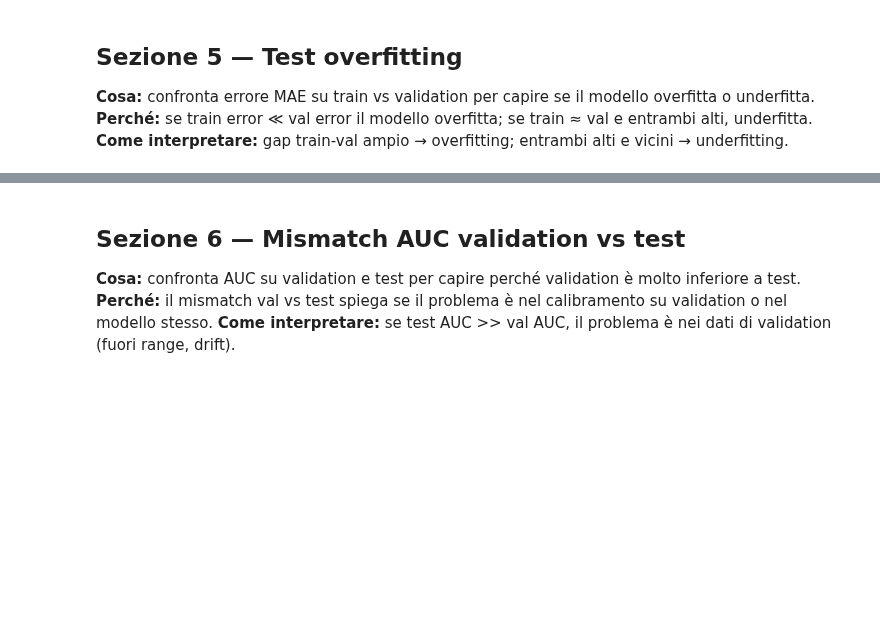
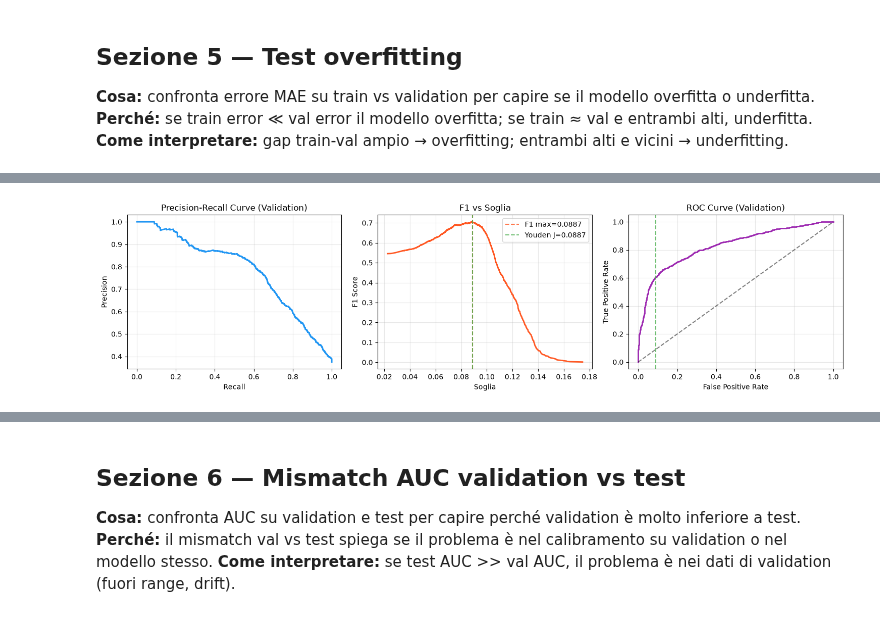
Before and after one commit to s349534/AM01-Detection-of-Anomalous-Behaviour-in-Industrial-Robot, a Jupyter notebook: notebooks/04_model_diagnosis.ipynb, the cells around one changed output, grey strips where cells are left out. Saved outputs shown, nothing was run; the diff lists cells and outputs as text; code cells hidden in the pictures; blank space fills up the shorter version.

```diff
--- a/notebooks/04_model_diagnosis.ipynb
+++ b/notebooks/04_model_diagnosis.ipynb
@@ -324,11 +599,12 @@ try:
     SEED
 except NameError:
     SEED = 42
+from src.utils.seed import set_seed
 set_seed(SEED)
 
 # --- Errore su test ---
-err_test_norm = compute_errors_on_loader(model, test_normal_loader, DEVICE, metric="mae")
-err_test_anom = compute_errors_on_loader(model, test_anomaly_loader, DEVICE, metric="mae")
+err_test_norm = compute_errors_from_loader(model, test_normal_loader, DEVICE, metric="mae")
+err_test_anom = compute_errors_from_loader(model, test_anomaly_loader, DEVICE, metric="mae")
 
 print("=== DRIFT TEMPORALE: VAL vs TEST ===")
 print("val_normal:   mean=%.6f median=%.6f" % (err_val_norm.mean(), np.median(err_val_norm)))
@@ -372,0 +678,88 @@ else:
+# %%
+"""Sezione 5B — Calibrazione Soglia (PR Curve, F1, Youden's J)."""
+try:
+    SEED
+except NameError:
+    SEED = 42
+set_seed(SEED)
+
+import matplotlib.pyplot as plt
+import numpy as np
+from sklearn.metrics import precision_recall_curve, f1_score, roc_curve
+
+# Usa errori già calcolati in Sezione 3 (err_val_norm, err_val_anom)
+y_val = np.concatenate([np.zeros(len(err_val_norm)), np.ones(len(err_val_anom))])
+err_val_combined = np.concatenate([err_val_norm, err_val_anom])
+
+# --- PR Curve ---
+precision, recall, thresholds = precision_recall_curve(y_val, err_val_combined)
+
+# --- F1 per ogni soglia ---
+f1_scores = []
+for th in thresholds:
+    y_pred = (err_val_combined >= th).astype(int)
+    f1_scores.append(f1_score(y_val, y_pred, zero_division=0))
+f1_scores = np.array(f1_scores)
+
+# --- Youden's J ---
+fpr, tpr, roc_thresholds = roc_curve(y_val, err_val_combined)
+youden_j = tpr - fpr
+best_j_idx = np.argmax(youden_j)
+best_j_thresh = roc_thresholds[best_j_idx]
+
+# --- Miglior F1 ---
+best_f1_idx = np.argmax(f1_scores)
+best_f1_thresh = thresholds[best_f1_idx]
+
+print("=== CALIBRAZIONE SOGLIA (Validation) ===")
+print(f"Soglia ottimale (Youden's J): {best_j_thresh:.6f} (J={youden_j[best_j_idx]:.4f})")
+print(f"Soglia ottimale (F1 max):     {best_f1_thresh:.6f} (F1={f1_scores[best_f1_idx]:.4f})")
+print(f"Prevalenza validation: {val_prevalence:.4f}")
+print(f"Soglia < 0.1 osservata: {'SÌ' if best_j_thresh < 0.1 else 'NO'}")
+
+# --- Plot: PR curve + F1 vs soglia + Youden's J ---
+fig, axes = plt.subplots(1, 3, figsize=(15, 4))
+
+# PR curve
+ax = axes[0]
+ax.plot(recall, precision, color='#2196F3', linewidth=2)
+ax.set_xlabel("Recall")
+ax.set_ylabel("Precision")
+ax.set_title("Precision-Recall Curve (Validation)")
+ax.grid(True, alpha=0.3)
+
+# F1 vs soglia
+ax = axes[1]
+ax.plot(thresholds, f1_scores, color='#FF5722', linewidth=2)
+ax.axvline(best_f1_thresh, color='#FF5722', linestyle='--', alpha=0.8, label=f"F1 max={best_f1_thresh:.4f}")
+ax.axvline(best_j_thresh, color='#4CAF50', linestyle='--', alpha=0.8, label=f"Youden J={best_j_thresh:.4f}")
+ax.set_xlabel("Soglia")
+ax.set_ylabel("F1 Score")
+ax.set_title("F1 vs Soglia")
+ax.legend()
+ax.grid(True, alpha=0.3)
+
+# ROC curve
+ax = axes[2]
+ax.plot(fpr, tpr, color='#9C27B0', linewidth=2)
+ax.plot([0, 1], [0, 1], 'k--', alpha=0.5)
+ax.axvline(best_j_thresh, color='#4CAF50', linestyle='--', alpha=0.8)
+ax.set_xlabel("False Positive Rate")
+ax.set_ylabel("True Positive Rate")
+ax.set_title("ROC Curve (Validation)")
+ax.grid(True, alpha=0.3)
+
+plt.tight_layout()
+plt.show()
+
+# --- Applica soglia ottimale su test ---
+y_test = np.concatenate([np.zeros(len(err_test_norm)), np.ones(len(err_test_anom))])
+err_test_combined = np.concatenate([err_test_norm, err_test_anom])
+y_pred_test = (err_test_combined >= best_j_thresh).astype(int)
+from sklearn.metrics import confusion_matrix, classification_report
+cm = confusion_matrix(y_test, y_pred_test)
+print("\n=== TEST CON SOGLIA OTTIMALE VAL ===")
+print(f"Soglia usata: {best_j_thresh:.6f}")
+print(f"Confusion matrix:\n{cm}")
+print(classification_report(y_test, y_pred_test, target_names=["Normal", "Anomaly"]))
+# %% [output]
@@ -372,0 +771 @@ else:
+[figure, added]
```
Also changed, not shown: parts of 36 cells of this notebook, 7 other files.
